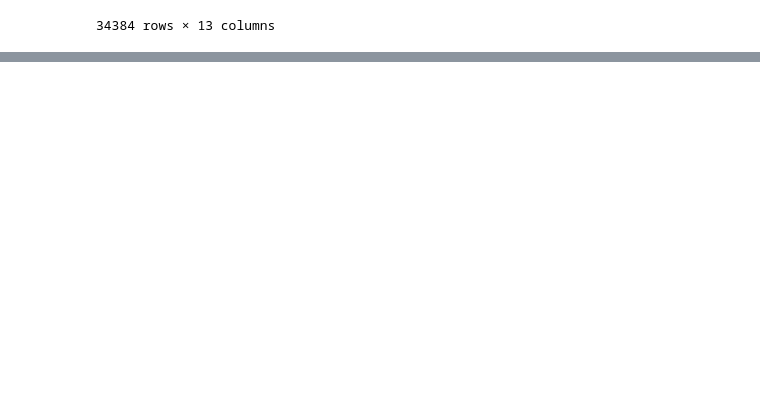
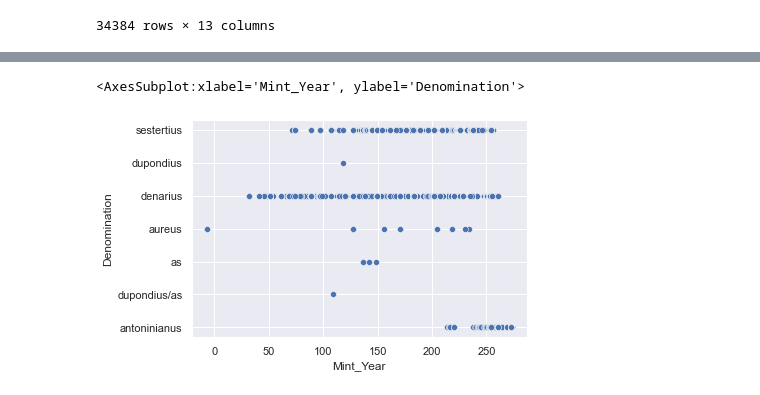
Before and after one commit to mondoboia/numismatic_distribution, a Jupyter notebook: numismatic_distribution.ipynb, the cells around one changed output, grey strips where cells are left out. Drawn from its saved outputs; the diff is of its cells as text; code cells hidden in the pictures; blank space fills up the shorter version.

```diff
--- a/numismatic_distribution.ipynb
+++ b/numismatic_distribution.ipynb
@@ -310,0 +233,6 @@ mint_years
+# %%
+graph = sns.scatterplot(x='Mint_Year', y='Denomination', data=df_africa)
+graph
+# %% [output]
+<AxesSubplot:xlabel='Mint_Year', ylabel='Denomination'>
+[figure, added]
```
Also changed, not shown: parts of 40 cells of this notebook.
